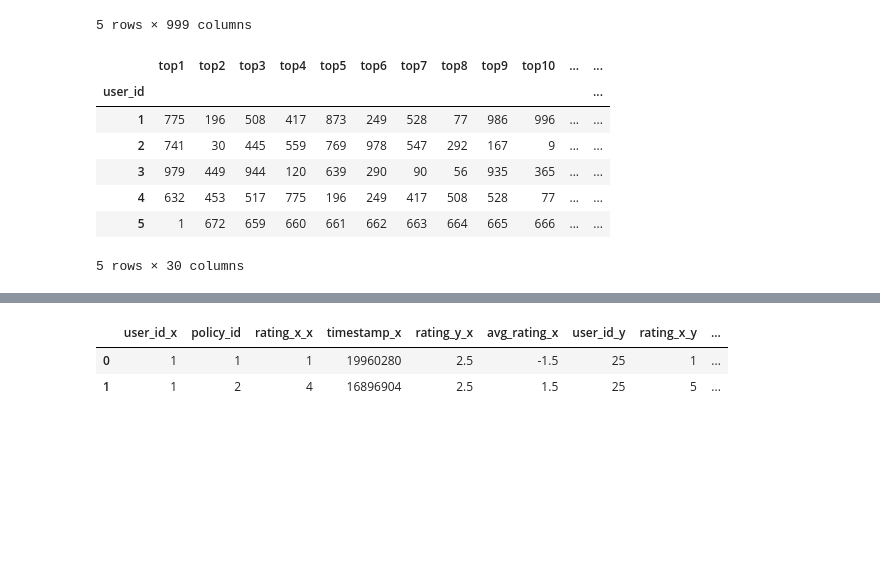
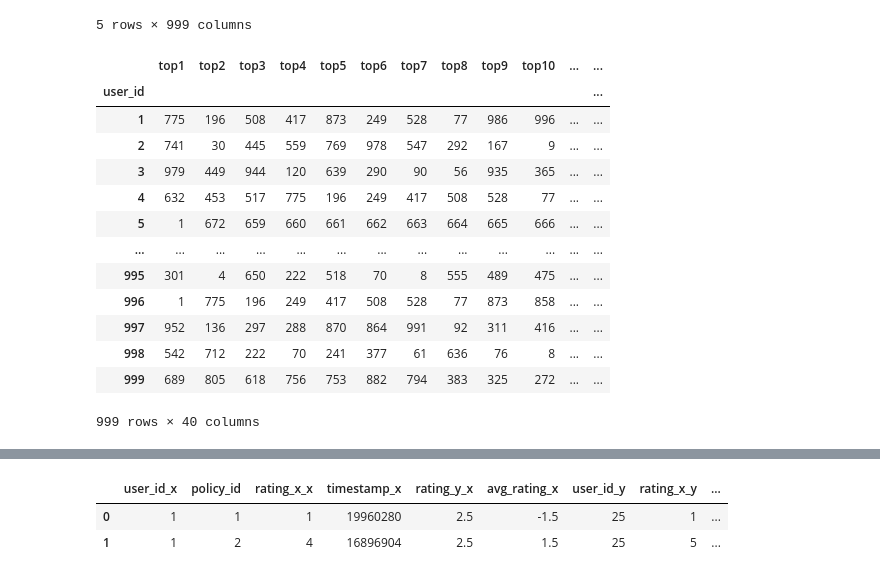
Before and after one commit to erickeagle/ReSys-policy, a Jupyter notebook: policy_recommendation.ipynb, the cells around one changed output, grey strips where cells are left out. Cells and saved outputs as stored; diff of their text form; code cells hidden in the pictures; blank space fills up the shorter version.

```diff
--- a/policy_recommendation.ipynb
+++ b/policy_recommendation.ipynb
@@ -156,17 +200,23 @@ def find_n_neighbours(df,n):
           index=['top{}'.format(i) for i in range(1, n+1)]), axis=1)
     return df
 # %%
-
-# top 30 neighbours for each user
-sim_user_30_u = find_n_neighbours(similarity_with_user,30)
-sim_user_30_u.head()
+#now going to use knearest neighbours to find out
+# top 40 neighbours for each user
+sim_user_40_u = find_n_neighbours(similarity_with_user,40)
+sim_user_40_u
 # %% [output]
 |  | top1 | top2 | top3 | top4 | top5 | top6 | top7 | top8 | top9 | top10 | ... | ... |
 | user_id |  |  |  |  |  |  |  |  |  |  |  | ... |
 | 1 | 775 | 196 | 508 | 417 | 873 | 249 | 528 | 77 | 986 | 996 | ... | ... |
 | 2 | 741 | 30 | 445 | 559 | 769 | 978 | 547 | 292 | 167 | 9 | ... | ... |
 | 3 | 979 | 449 | 944 | 120 | 639 | 290 | 90 | 56 | 935 | 365 | ... | ... |
 | 4 | 632 | 453 | 517 | 775 | 196 | 249 | 417 | 508 | 528 | 77 | ... | ... |
 | 5 | 1 | 672 | 659 | 660 | 661 | 662 | 663 | 664 | 665 | 666 | ... | ... |
+| ... | ... | ... | ... | ... | ... | ... | ... | ... | ... | ... | ... | ... |
+| 995 | 301 | 4 | 650 | 222 | 518 | 70 | 8 | 555 | 489 | 475 | ... | ... |
+| 996 | 1 | 775 | 196 | 249 | 417 | 508 | 528 | 77 | 873 | 858 | ... | ... |
+| 997 | 952 | 136 | 297 | 288 | 870 | 864 | 991 | 92 | 311 | 416 | ... | ... |
+| 998 | 542 | 712 | 222 | 70 | 241 | 377 | 61 | 636 | 76 | 8 | ... | ... |
+| 999 | 689 | 805 | 618 | 756 | 753 | 882 | 794 | 383 | 325 | 272 | ... | ... |
-5 rows × 30 columns
+999 rows × 40 columns
 # %%
```
Also changed, not shown: parts of 17 cells of this notebook.
